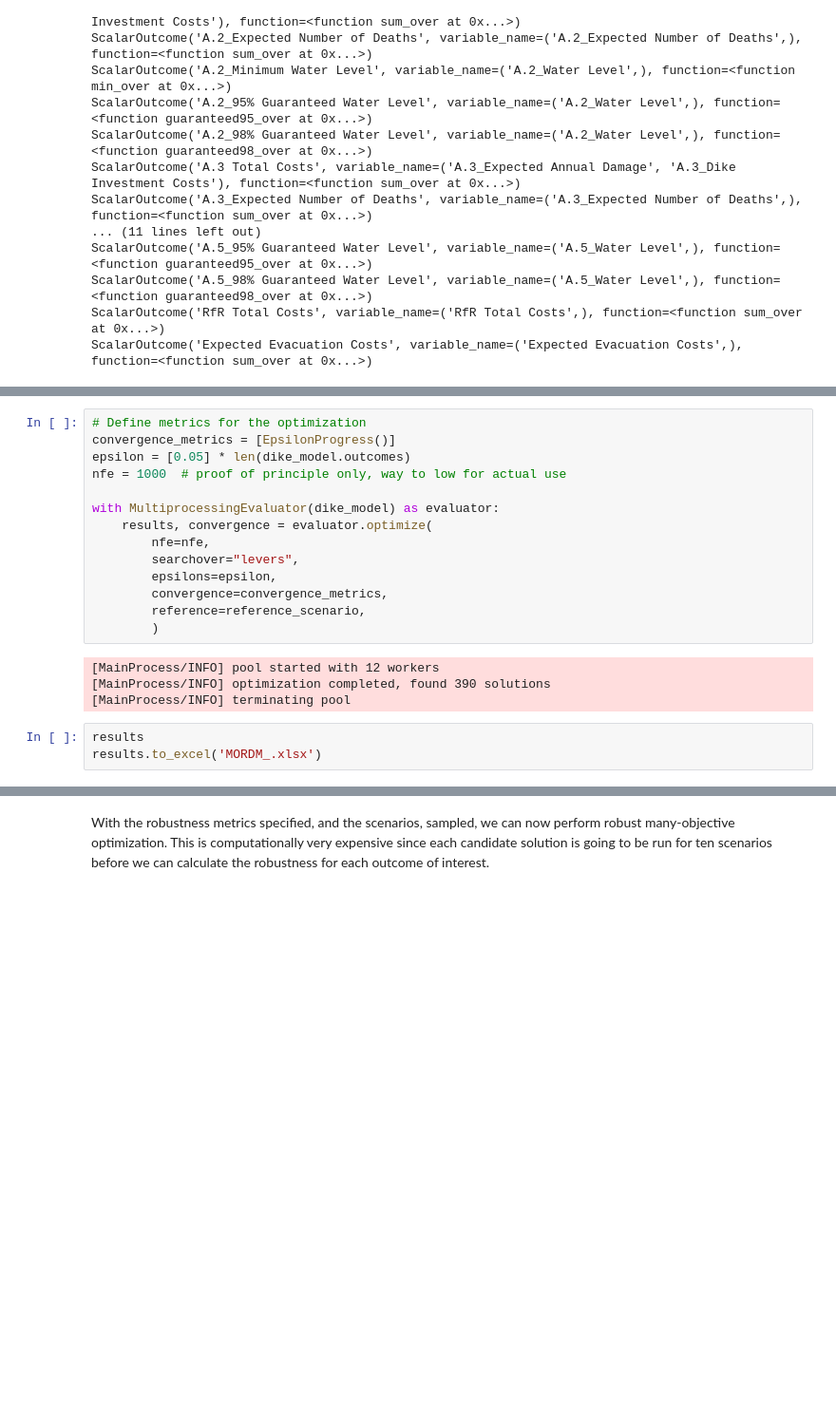
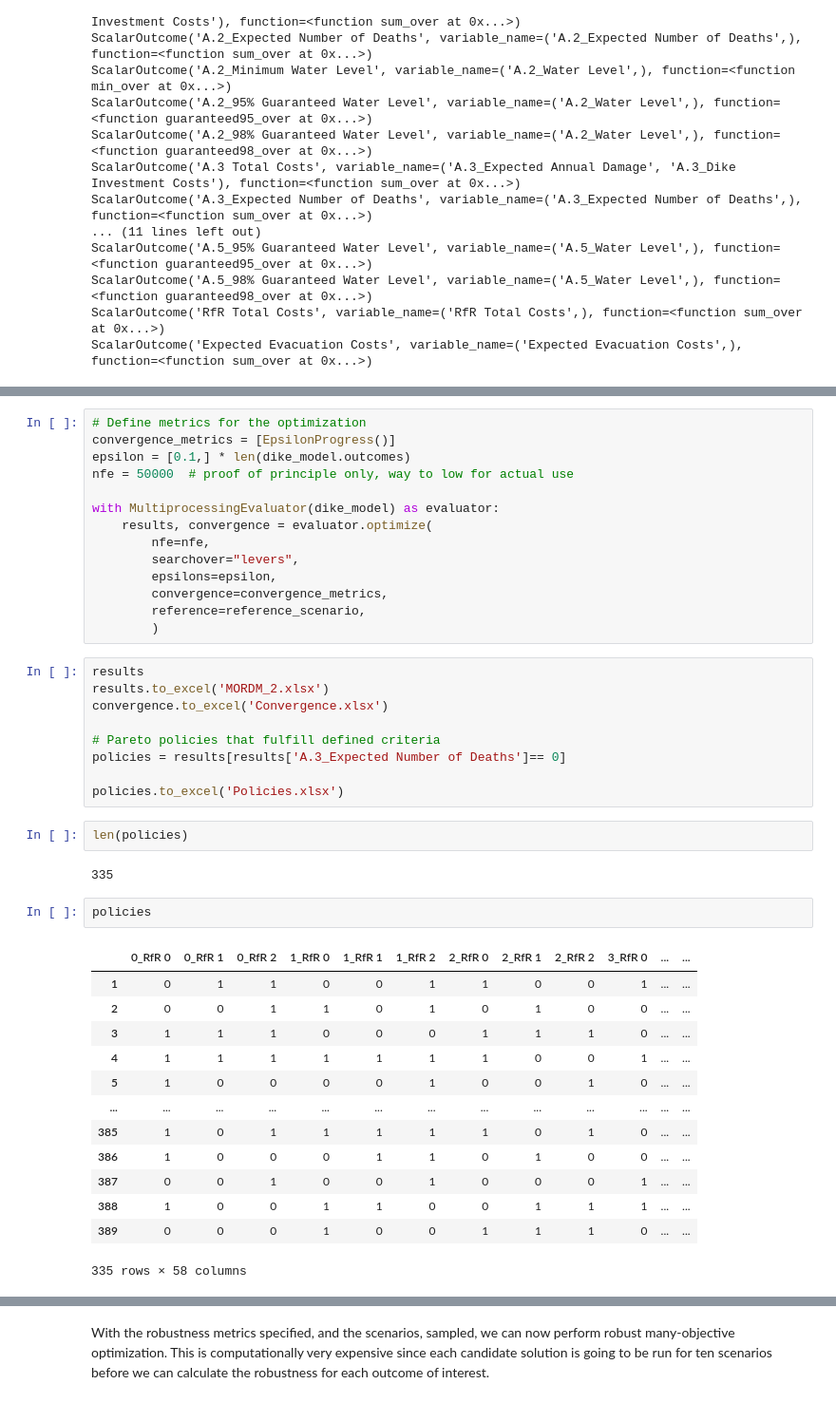
Before and after one commit to daniela1998/MBDM-Group-1, a Jupyter notebook: MORDM.ipynb, the cells around one changed output, grey strips where cells are left out. Shown at 95% size. Drawn from its saved outputs; the diff is of its cells as text; blank space fills up the shorter version.

```diff
--- a/MORDM.ipynb
+++ b/MORDM.ipynb
@@ -143,8 +143,8 @@ reference_scenario = Scenario('reference', **{'discount rate 0': 2.5,
 # %%
 # Define metrics for the optimization
 convergence_metrics = [EpsilonProgress()]
-epsilon = [0.05] * len(dike_model.outcomes)
-nfe = 1000  # proof of principle only, way to low for actual use
+epsilon = [0.1,] * len(dike_model.outcomes)
+nfe = 50000  # proof of principle only, way to low for actual use
 
 with MultiprocessingEvaluator(dike_model) as evaluator:
     results, convergence = evaluator.optimize(
@@ -154,13 +154,35 @@ with MultiprocessingEvaluator(dike_model) as evaluator:
         convergence=convergence_metrics,
         reference=reference_scenario,
         )
-# %% [output]
-[MainProcess/INFO] pool started with 12 workers
-[MainProcess/INFO] optimization completed, found 390 solutions
-[MainProcess/INFO] terminating pool
 # %%
 results
-results.to_excel('MORDM_.xlsx')
+results.to_excel('MORDM_2.xlsx')
+convergence.to_excel('Convergence.xlsx')
+
+# Pareto policies that fulfill defined criteria
+policies = results[results['A.3_Expected Number of Deaths']== 0]
+
+policies.to_excel('Policies.xlsx')
+# %%
+len(policies)
+# %% [output]
+335
+# %%
+policies
+# %% [output]
+|  | 0_RfR 0 | 0_RfR 1 | 0_RfR 2 | 1_RfR 0 | 1_RfR 1 | 1_RfR 2 | 2_RfR 0 | 2_RfR 1 | 2_RfR 2 | 3_RfR 0 | ... | ... |
+| 1 | 0 | 1 | 1 | 0 | 0 | 1 | 1 | 0 | 0 | 1 | ... | ... |
+| 2 | 0 | 0 | 1 | 1 | 0 | 1 | 0 | 1 | 0 | 0 | ... | ... |
+| 3 | 1 | 1 | 1 | 0 | 0 | 0 | 1 | 1 | 1 | 0 | ... | ... |
+| 4 | 1 | 1 | 1 | 1 | 1 | 1 | 1 | 0 | 0 | 1 | ... | ... |
+| 5 | 1 | 0 | 0 | 0 | 0 | 1 | 0 | 0 | 1 | 0 | ... | ... |
+| ... | ... | ... | ... | ... | ... | ... | ... | ... | ... | ... | ... | ... |
+| 385 | 1 | 0 | 1 | 1 | 1 | 1 | 1 | 0 | 1 | 0 | ... | ... |
+| 386 | 1 | 0 | 0 | 0 | 1 | 1 | 0 | 1 | 0 | 0 | ... | ... |
+| 387 | 0 | 0 | 1 | 0 | 0 | 1 | 0 | 0 | 0 | 1 | ... | ... |
+| 388 | 1 | 0 | 0 | 1 | 1 | 0 | 0 | 1 | 1 | 1 | ... | ... |
+| 389 | 0 | 0 | 0 | 1 | 0 | 0 | 1 | 1 | 1 | 0 | ... | ... |
+335 rows × 58 columns
 # %%
 #fig, (ax1, ax2) = plt.subplots(ncols=2, sharex=True)
 fig, ax1 = plt.subplots(ncols=1)
```
Also changed, not shown: parts of 10 cells of this notebook.
